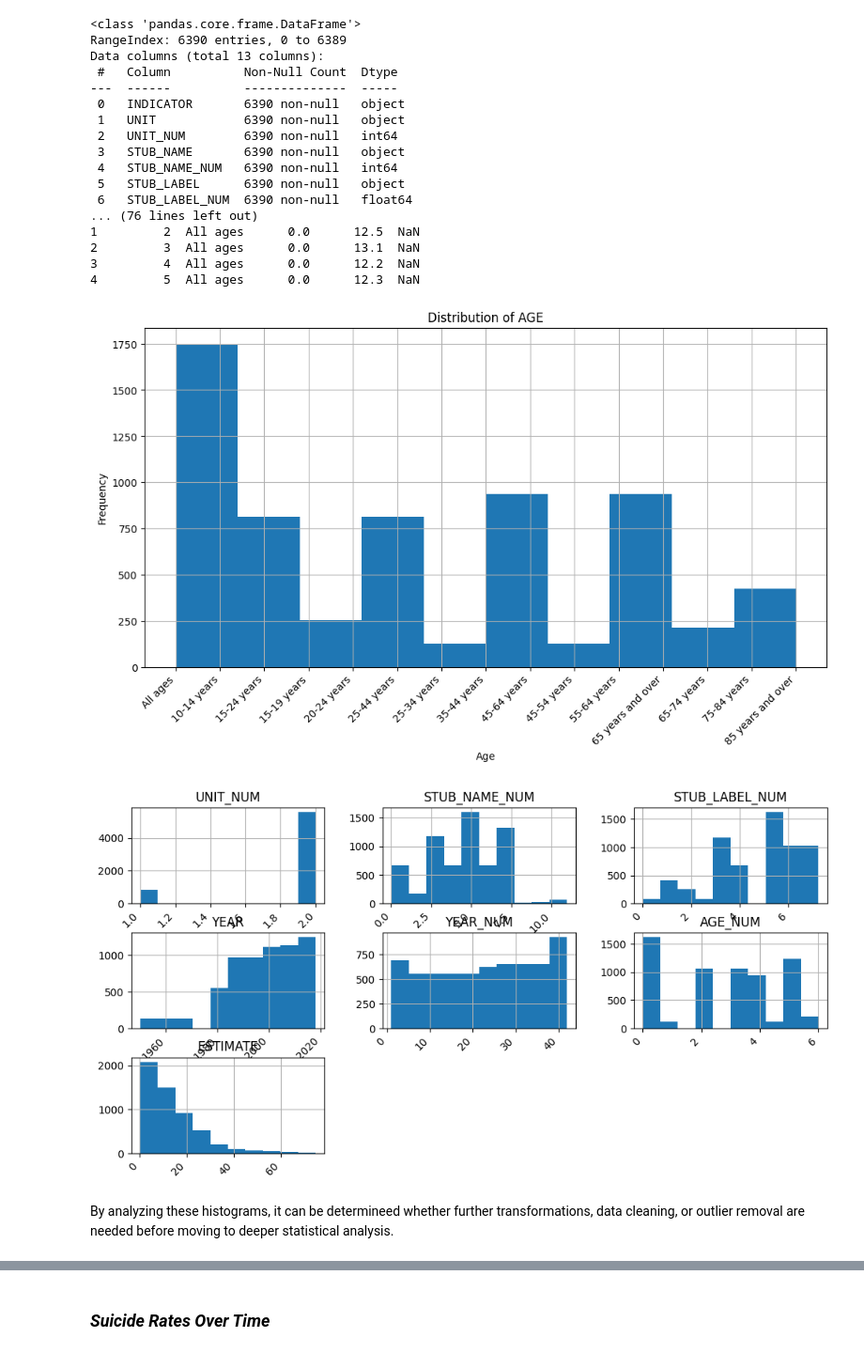
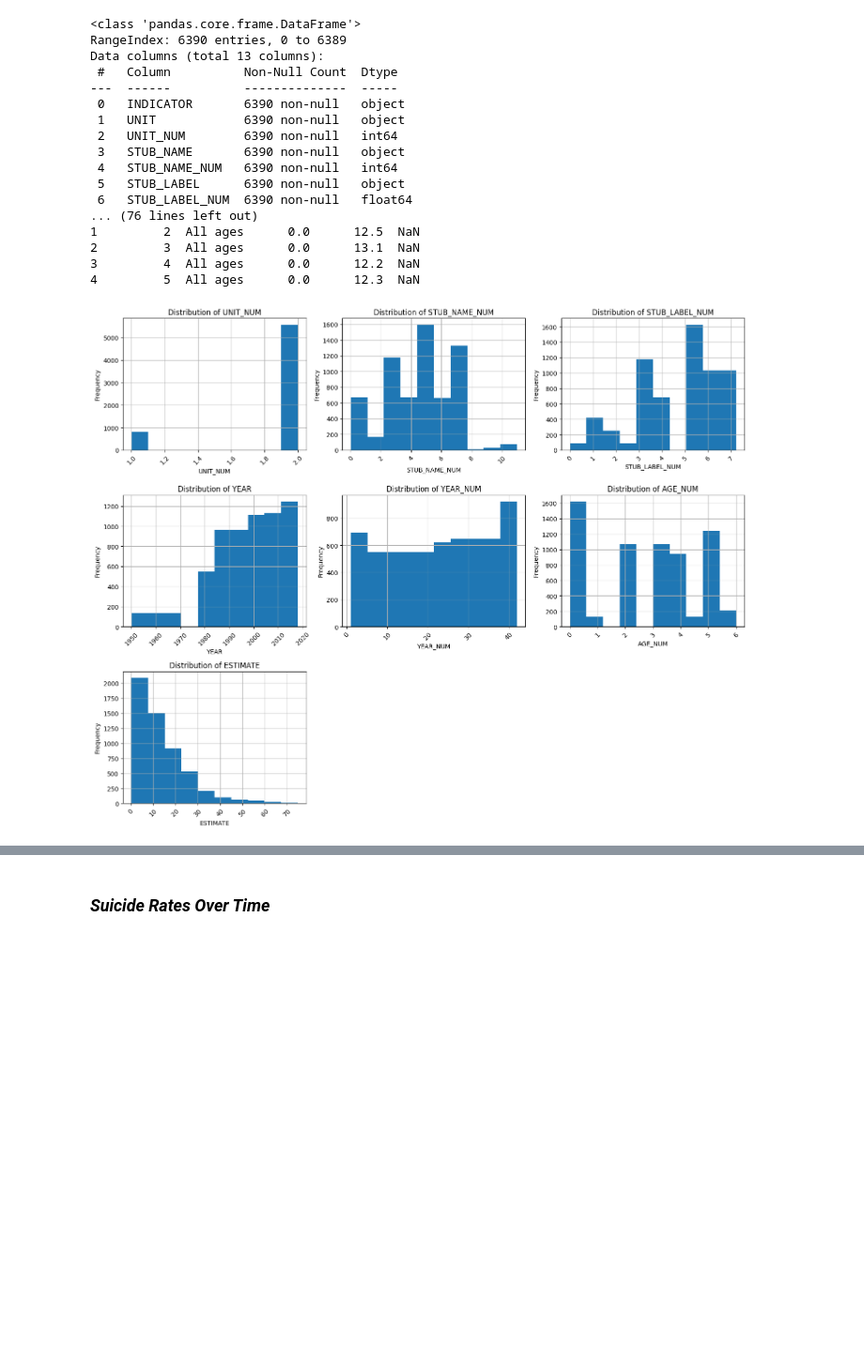
Before and after one commit to ssowers2/datafun-06-eda, a Jupyter notebook: sowers_eda.ipynb, the cells around one changed output, grey strips where cells are left out. Shown at 94% size. Saved outputs shown, nothing was run; the diff lists cells and outputs as text; code cells hidden in the pictures; blank space fills up the shorter version.

Commit message:
Updated Distribution section of notebook with insights

```diff
--- a/sowers_eda.ipynb
+++ b/sowers_eda.ipynb
@@ -45,31 +45,38 @@ Data columns (total 13 columns):
 2         3  All ages      0.0      13.1  NaN
 3         4  All ages      0.0      12.2  NaN
 4         5  All ages      0.0      12.3  NaN
-# %%
-import matplotlib.pyplot as plt
-
-plt.figure(figsize=(12, 6))
-
-# Inspect histogram by numerical column
-df['AGE'].hist()
-plt.title('Distribution of AGE')
-plt.xlabel('Age')
-plt.ylabel('Frequency')
-plt.xticks(rotation=45, ha='right')  # Rotate labels for better readability
-plt.show()
-
-# Inspect histograms for all numerical columns
-df.hist(figsize=(12, 6))
-
-# Rotate labels for all histograms
-for ax in plt.gcf().axes:  # Loop through all subplots
-    plt.sca(ax)
-    plt.xticks(rotation=45, ha='right')
-
-# Show the plots
-plt.show()
-# %% [output]
-[figure, removed]
-[figure, removed]
-# %% [markdown]
-By analyzing these histograms, it can be determineed whether further transformations, data cleaning, or outlier removal are needed before moving to deeper statistical analysis.
+# %%
+import matplotlib.pyplot as plt
+import pandas as pd
+
+# Load your DataFrame
+df = pd.read_csv("data/suicide_data.csv")
+
+# Identify numerical columns
+numerical_cols = df.select_dtypes(include=['number']).columns.tolist()
+
+# Set up figure with subplots
+num_charts = len(numerical_cols)
+rows = (num_charts // 3) + (num_charts % 3 > 0)  # Calculate required rows
+fig, axes = plt.subplots(rows, 3, figsize=(15, 12))
+
+# Flatten axes array for easy iteration
+axes = axes.flatten()
+
+# Plot histograms for each numerical column
+for i, col in enumerate(numerical_cols):
+    df[col].hist(ax=axes[i])
+    axes[i].set_title(f'Distribution of {col}')
+    axes[i].set_xlabel(col)
+    axes[i].set_ylabel('Frequency')
+    axes[i].tick_params(axis='x', rotation=45)
+
+# Hide unused subplots
+for j in range(i + 1, len(axes)):
+    fig.delaxes(axes[j])
+
+# Prevent chart overlap because was having issues with this
+plt.tight_layout()
+plt.show()
+# %% [output]
+[figure, added]
```
Also changed, not shown: parts of 1 cell of this notebook, 2 other files.
